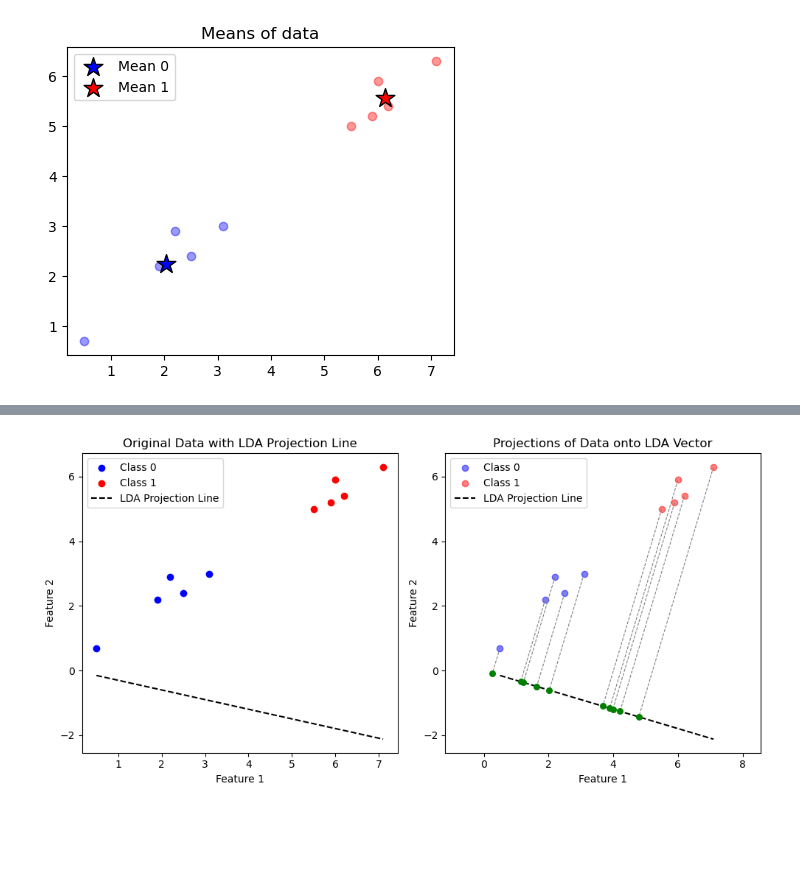
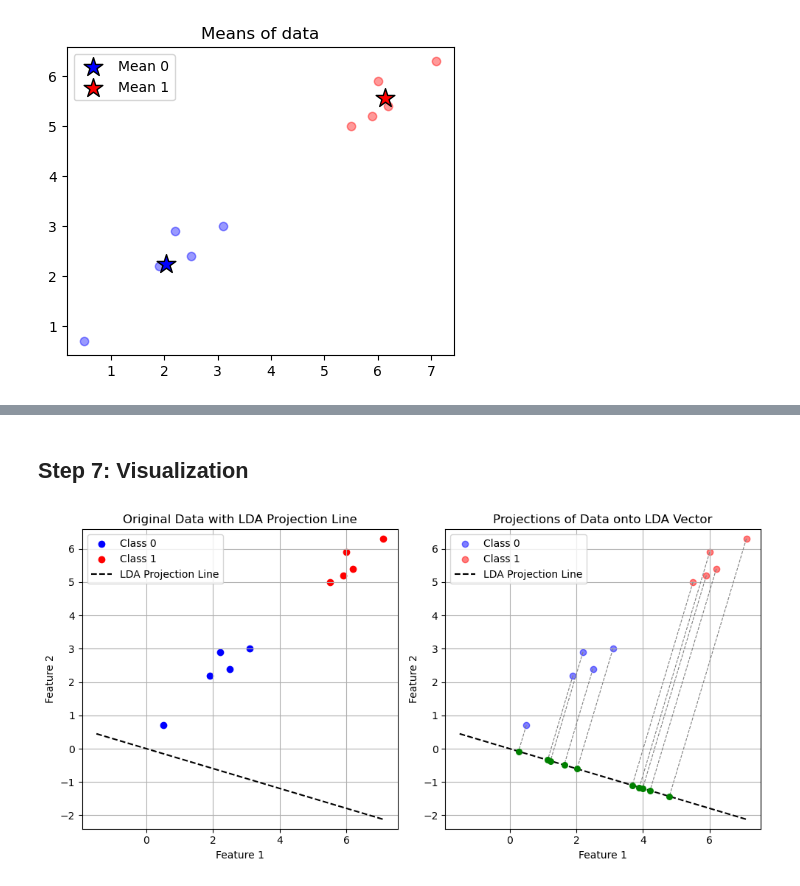
Before and after one commit to GalaxyAnnihilator/MachineLearning, a Jupyter notebook: 06_DimensionalityReduction/LinearDiscriminantAnalysis.ipynb, the cells around one changed output, grey strips where cells are left out. Saved outputs shown, nothing was run; the diff lists cells and outputs as text; code cells hidden in the pictures; blank space fills up the shorter version.

```diff
--- a/06_DimensionalityReduction/LinearDiscriminantAnalysis.ipynb
+++ b/06_DimensionalityReduction/LinearDiscriminantAnalysis.ipynb
@@ -113,6 +196,7 @@ print(S_b)
 # %%
 # Step 4: Solve the generalized eigenvalue problem Sw^-1 Sb
-eigvals, eigvecs = np.linalg.eig(np.linalg.inv(S_w) @ S_b)
-print(eigvals)
-print(eigvecs)
+S = np.linalg.inv(S_w) @ S_b
+eigvals, eigvecs = np.linalg.eig(S)
+print("Eigen values: \n",np.array_str(eigvals, precision=2, suppress_small=True))
+print("Eigen vectors (by column): \n",np.array_str(eigvecs, precision=2, suppress_small=True))
 # %% [output]
@@ -121,0 +208,27 @@ print(eigvecs)
+# %%
+overall_mean = np.mean(data[:, :-1], axis=0)
+
+plt.figure(figsize=(6, 5))
+# Plot data points (assuming two classes, you can adjust colors as needed)
+plt.scatter(data[data[:, -1] == 0][:, 0], data[data[:, -1] == 0][:, 1], alpha=0.5, color='blue', label="Class 0")
+plt.scatter(data[data[:, -1] == 1][:, 0], data[data[:, -1] == 1][:, 1], alpha=0.5, color='red', label="Class 1")
+plt.scatter(overall_mean[0], overall_mean[1], color='black', marker='x', s=100, label="Overall Mean")
+scale = 3.0
+
+# eigvecs columns are eigenvectors.
+for i in range(eigvecs.shape[1]):
+    vec = eigvecs[:, i]
+    # Draw an arrow from the overall mean in the direction of the eigenvector.
+    plt.arrow(overall_mean[0], overall_mean[1],
+              vec[0] * scale, vec[1] * scale,
+              head_width=0.2, head_length=0.3,
+              fc='green' if i%2==0 else 'purple', ec='green'if i%2==0 else 'purple', linewidth=2,
+              label=f'Eigenvector {i+1}')
+
+plt.xlabel("Feature 1")
+plt.ylabel("Feature 2")
+plt.title("Eigenvectors of $S_w^{-1}S_b$")
+plt.legend()
+plt.grid(True)
+plt.axis('equal')
+plt.show()
@@ -135,3 +274,5 @@ print(X_projected)
+# %% [markdown]
+## Step 7: Visualization
 # %%
 # Step 7: Visualization
 
@@ -142,40 +283,42 @@ plt.scatter(X_0[:, 0], X_0[:, 1], color='blue', label='Class 0')
 plt.scatter(X_1[:, 0], X_1[:, 1], color='red', label='Class 1')
 
 # Plot LDA projection line
-line_x = np.linspace(min(data[:, 0]), max(data[:, 0]), 10)
+line_x = np.linspace(min(data[:, 0])-2, max(data[:, 0]), 10)
 line_y = (lda_vector[1] / lda_vector[0]) * line_x  # Line equation from LDA direction
 plt.plot(line_x, line_y, 'k--', label='LDA Projection Line')
 
 plt.xlabel("Feature 1")
 plt.ylabel("Feature 2")
+plt.grid(True)
+plt.axis('equal')
 plt.title("Original Data with LDA Projection Line")
 plt.legend()
 
 # Plot projections of data onto LDA vector in 2D space
 plt.subplot(1, 2, 2)
 plt.scatter(X_0[:, 0], X_0[:, 1], color='blue', alpha=0.5, label='Class 0')
 plt.scatter(X_1[:, 0], X_1[:, 1], color='red', alpha=0.5, label='Class 1')
 
 # Plot LDA projection line
-line_x = np.linspace(min(data[:, 0]), max(data[:, 0]), 10)
+line_x = np.linspace(min(data[:, 0])-2, max(data[:, 0]), 10)
 line_y = (lda_vector[1] / lda_vector[0]) * line_x  # Line equation from LDA direction
 plt.plot(line_x, line_y, 'k--', label='LDA Projection Line')
 
 # Compute projections onto LDA vector
 projections = np.dot(data[:, :-1], lda_vector[:, np.newaxis]) * lda_vector
 
 # Plot projected points and lines connecting them to original points
 for i in range(data.shape[0]):
     plt.plot([data[i, 0], projections[i, 0]], [data[i, 1], projections[i, 1]], 'gray', linestyle='--', linewidth=0.8)
     plt.scatter(projections[i, 0], projections[i, 1], color='green', s=30, zorder=3)
 
 plt.xlabel("Feature 1")
 plt.ylabel("Feature 2")
 plt.title("Projections of Data onto LDA Vector")
 plt.legend()
+plt.grid(True)
 plt.axis('equal')
-
 plt.tight_layout()
 plt.show()
 # %% [output]
-[figure, old version]
+[figure, new version]
```
Also changed, not shown: parts of 13 cells of this notebook, 2 other files.
